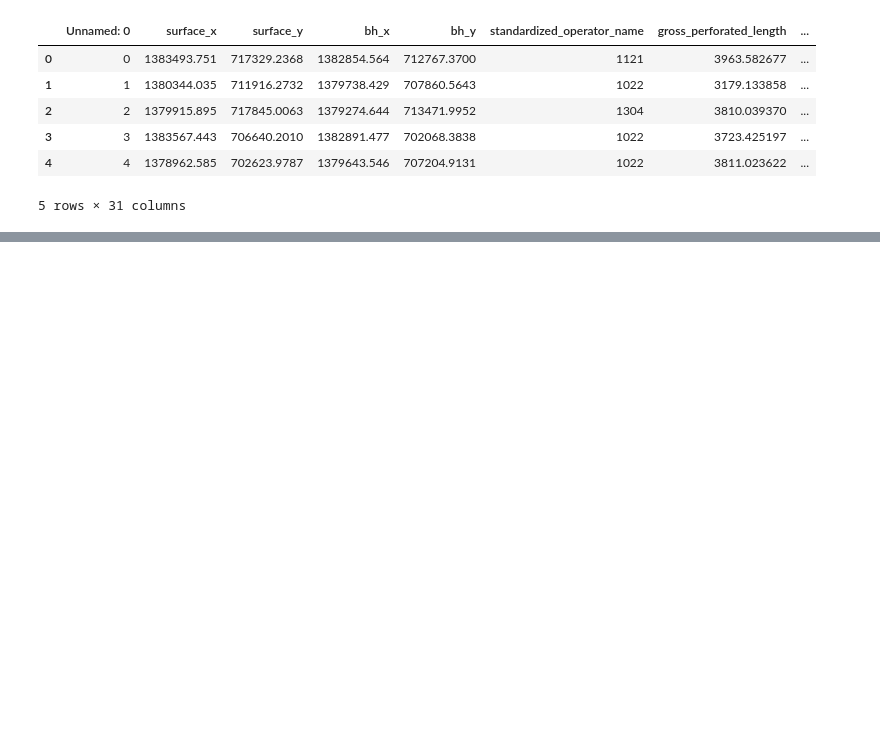
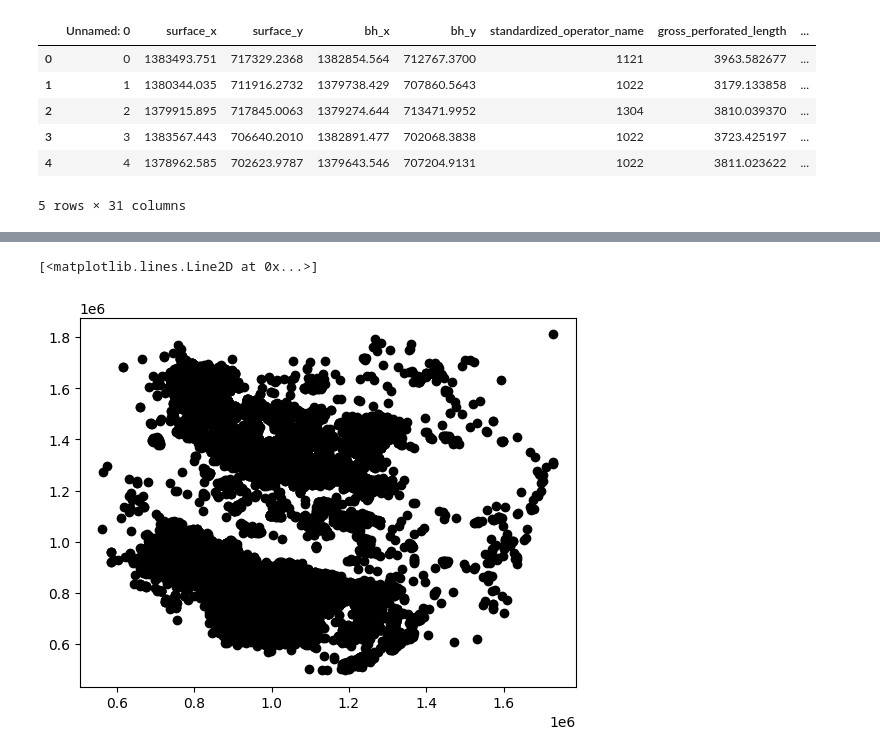
Before and after one commit to nandoj28/RiceDatathon, a Jupyter notebook: main.ipynb, the cells around one changed output, grey strips where cells are left out. Saved outputs shown, nothing was run; the diff lists cells and outputs as text; code cells hidden in the pictures; blank space fills up the shorter version.

```diff
--- a/main.ipynb
+++ b/main.ipynb
@@ -98,0 +112,5 @@ plt.show()
+# %%
+plt.plot(data_cleaned['surface_x'],data_cleaned['surface_y'],'ko')
+# %% [output]
+[<matplotlib.lines.Line2D at 0x...>]
+[figure, added]
```
Also changed, not shown: parts of 4 cells of this notebook.
